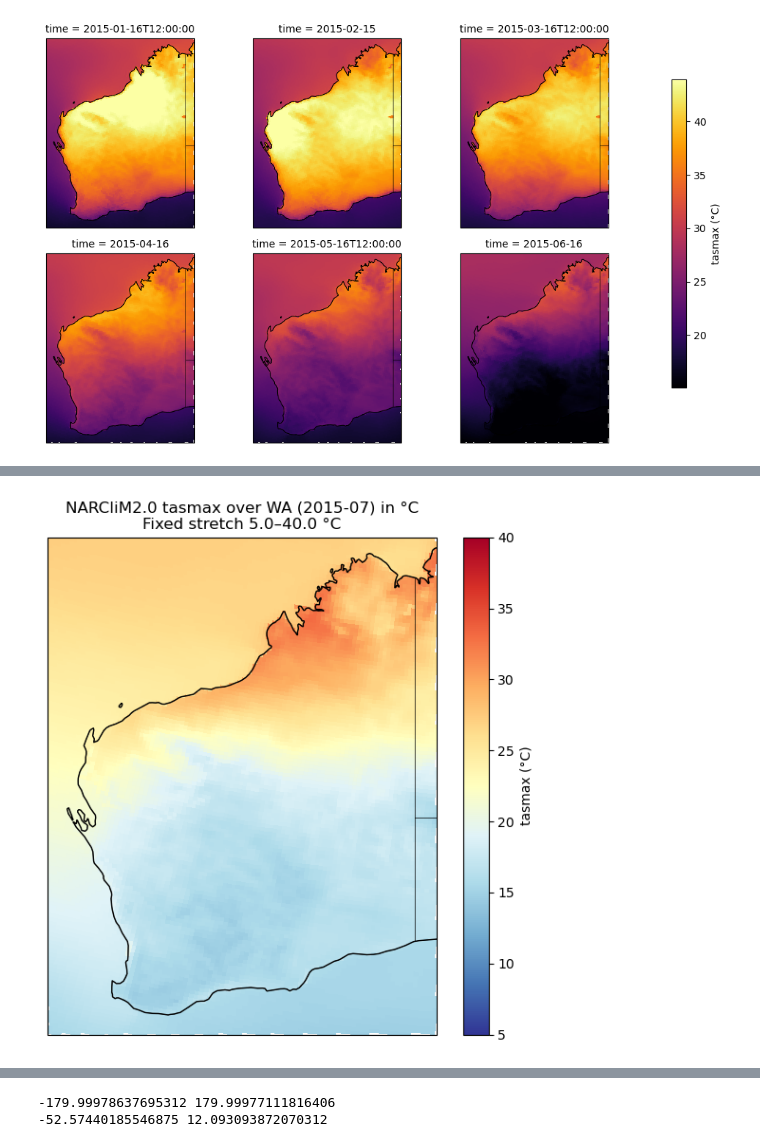
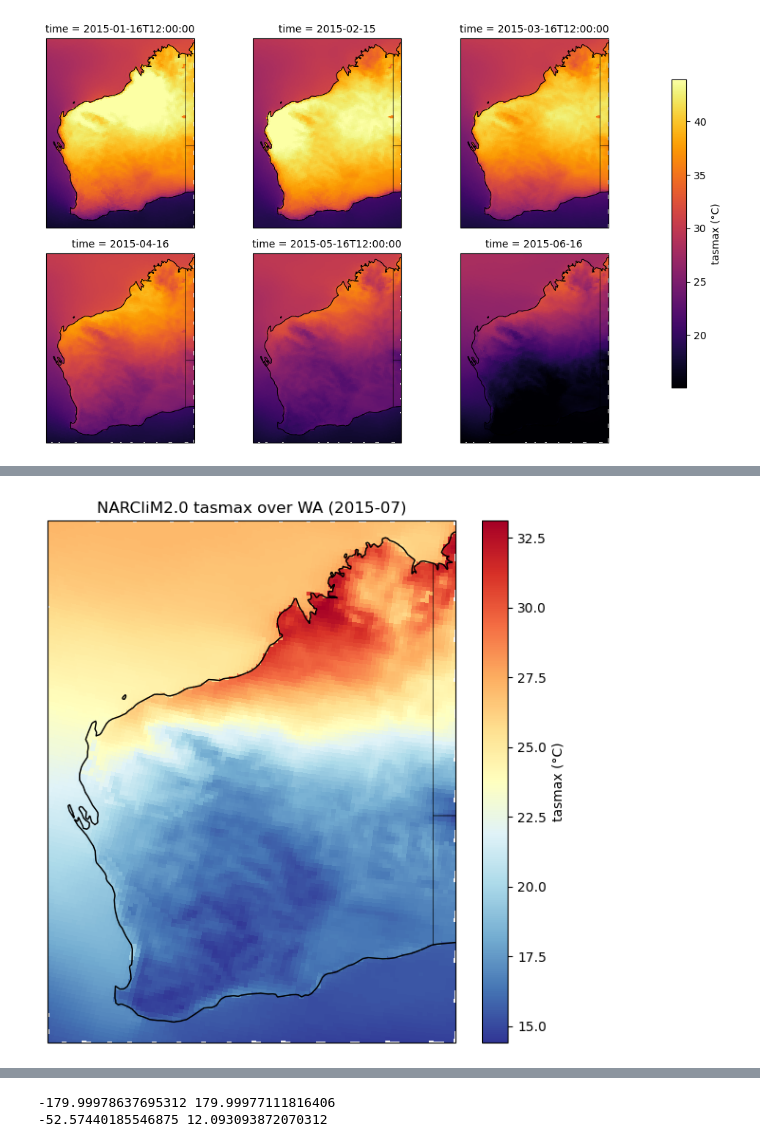
Before and after one commit to DikshaSagar/DWER, a Jupyter notebook: 04_mapping_and_visualisation.ipynb, the cells around one changed output, grey strips where cells are left out. Saved outputs shown, nothing was run; the diff lists cells and outputs as text; code cells hidden in the pictures.

```diff
--- a/04_mapping_and_visualisation.ipynb
+++ b/04_mapping_and_visualisation.ipynb
@@ -134,47 +185,37 @@ plt.show()
 
 This figure shows the spatial pattern of daily maximum temperature (tasmax)
 over Western Australia for a representative mid-year month (July 2015).
-# %%
-# Choose a mid-year month, e.g. July 2015
-t_index = 6
-tasmax_wa_july = tasmax_wa.isel(time=t_index)
-
-# --------------------------------------------------
-# Set a fixed degC range for consistent comparison
-# (reduced range so lower values are visible)
-# --------------------------------------------------
-vmin_c = 5.0
-vmax_c = 40.0
-
-plt.figure(figsize=(6, 6))
-ax = plt.axes(projection=ccrs.PlateCarree())
-ax.set_extent(
-    [wa_lon_min, wa_lon_max, wa_lat_min, wa_lat_max],
-    crs=ccrs.PlateCarree()
-)
-
-ax.coastlines(resolution="50m", linewidth=1)
-ax.add_feature(cfeature.BORDERS, linewidth=0.5)
-ax.add_feature(cfeature.STATES, linewidth=0.3)
-
-tasmax_wa_july.plot(
-    ax=ax,
-    x="lon",
-    y="lat",
-    transform=ccrs.PlateCarree(),
-    vmin=vmin_c,
-    vmax=vmax_c,
-    cmap="RdYlBu_r",
-    cbar_kwargs={"label": "tasmax (°C)"}
-)
-
-time_str = str(tasmax_wa_july["time"].dt.strftime("%Y-%m").values)
-ax.set_title(
-    f"NARCliM2.0 tasmax over WA ({time_str}) in °C\n"
-    f"Fixed stretch {vmin_c}–{vmax_c} °C"
-)
-
-plt.tight_layout()
-plt.show()
-# %% [output]
-[figure, removed]
+# %%
+# Choose a mid-year month, e.g. July 2015
+t_index = 6
+tasmax_wa_july = tasmax_wa.isel(time=t_index)
+
+plt.figure(figsize=(6, 6))
+ax = plt.axes(projection=ccrs.PlateCarree())
+ax.set_extent(
+    [wa_lon_min, wa_lon_max, wa_lat_min, wa_lat_max],
+    crs=ccrs.PlateCarree()
+)
+
+ax.coastlines(resolution="50m", linewidth=1)
+ax.add_feature(cfeature.BORDERS, linewidth=0.5)
+ax.add_feature(cfeature.STATES, linewidth=0.3)
+
+tasmax_wa_july.plot(
+    ax=ax,
+    x="lon",
+    y="lat",
+    transform=ccrs.PlateCarree(),
+    cmap="RdYlBu_r",
+    cbar_kwargs={"label": "tasmax (°C)"}
+)
+
+time_str = str(tasmax_wa_july["time"].dt.strftime("%Y-%m").values)
+ax.set_title(
+    f"NARCliM2.0 tasmax over WA ({time_str})"
+)
+
+plt.tight_layout()
+plt.show()
+# %% [output]
+[figure, added]
```
Also changed, not shown: parts of 24 cells of this notebook, 4 other files.
